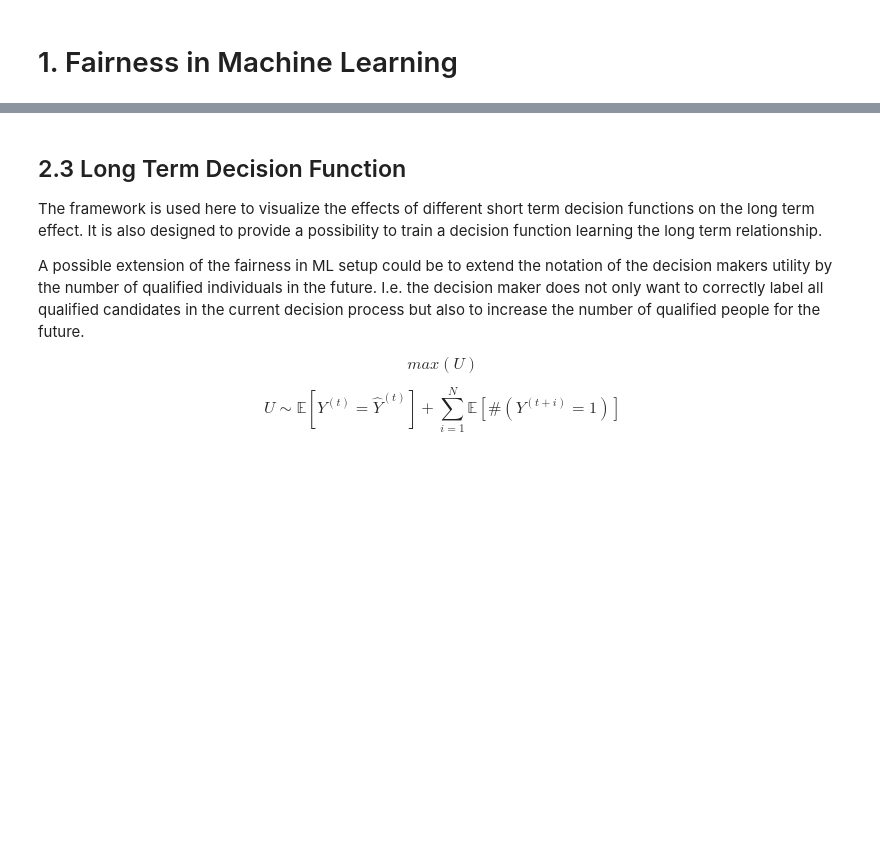
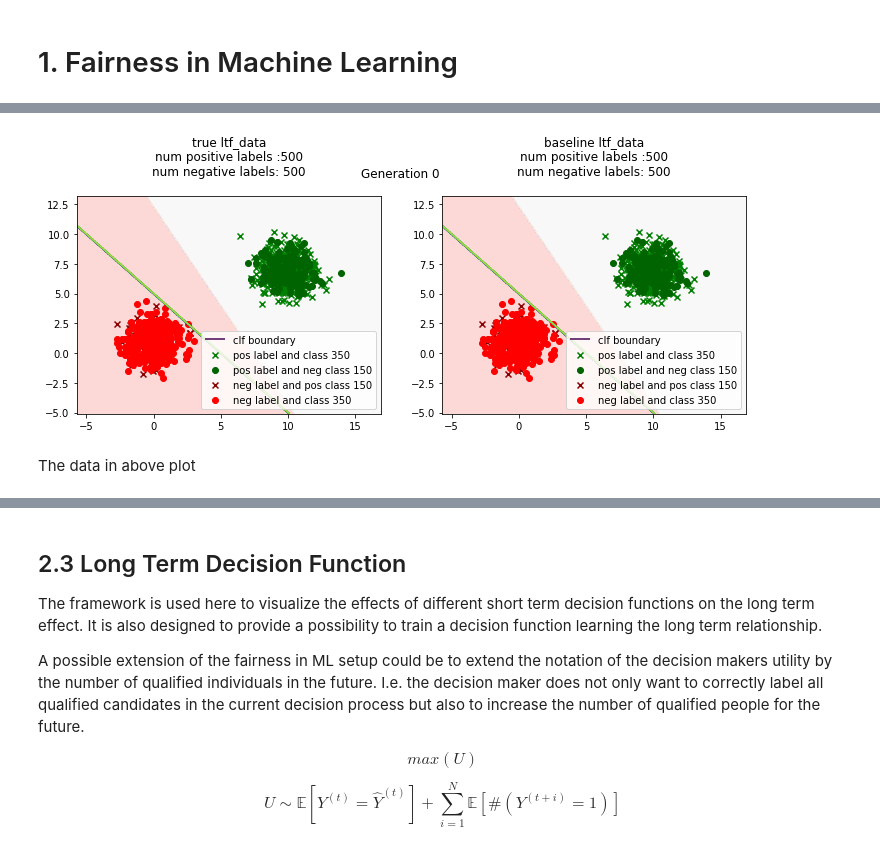
Before and after one commit to danilobr94/dynamic-aif-framework, a Jupyter notebook: examples/1_1_Inroduction.ipynb, the cells around one changed output, grey strips where cells are left out. Drawn from its saved outputs; the diff is of its cells as text; code cells hidden in the pictures; blank space fills up the shorter version.

```diff
--- a/examples/1_1_Inroduction.ipynb
+++ b/examples/1_1_Inroduction.ipynb
@@ -55,0 +109,23 @@ The $G$ in the equation is a undefined subset of individuals. The group $G$ can
+# %%
+# Fair artificial decision satisfying disparate impact.
+class DisparateImpactFairCLF:
+    def predict(self, X, X_s):
+        pred = [10, 10] @ X.T -50
+
+        pred[pred>0] = 1
+        pred[pred<0] = 0
+
+        return np.sign(pred)
+    def fit(self, X, X_s, y):
+        pass
+# %%
+generator = DataGenerator()
+clf = DisparateImpactFairCLF()
+l = LongTermFairnessPlot(generator, clf, None)
+
+l.init_data()
+l.plot_generation()
+# %% [output]
+[figure, added]
+# %% [markdown]
+The data in above plot
```
Also changed, not shown: parts of 26 cells of this notebook, 2 other files.
